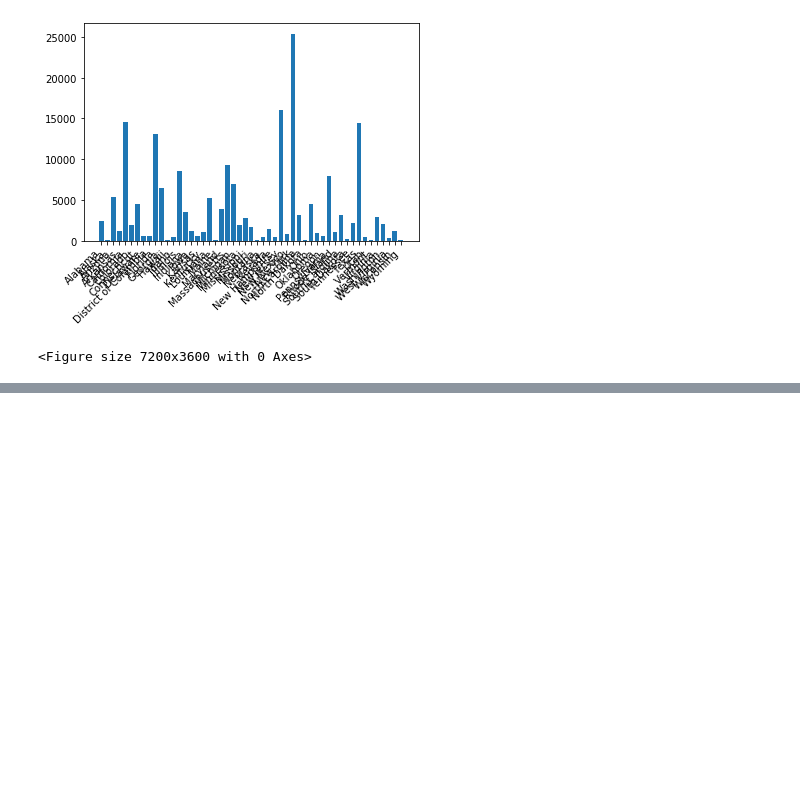
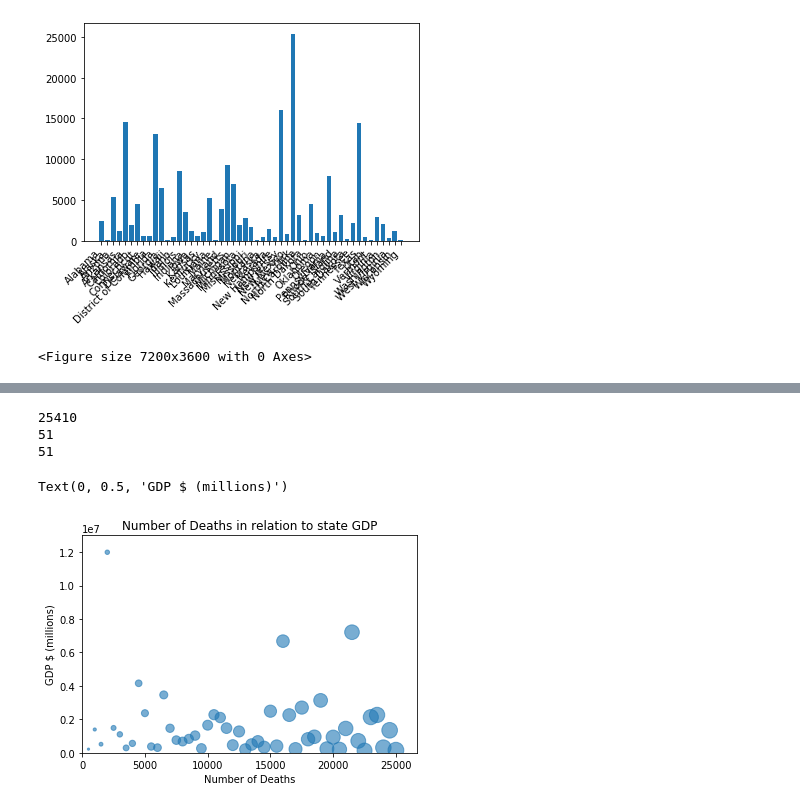
Before and after one commit to gelopez21/ProjectOne, a Jupyter notebook: Project One - Visualizations .ipynb, the cells around one changed output, grey strips where cells are left out. Cells and saved outputs as stored; diff of their text form; code cells hidden in the pictures; blank space fills up the shorter version.

```diff
--- a/Project One - Visualizations .ipynb
+++ b/Project One - Visualizations .ipynb
@@ -64,0 +189,26 @@ per_capita = df['Number of Deaths'] / df['Pop2018']*100000
+# %%
+# x_limit = df['Total GDP'].max()
+# print(x_limit)
+# x_axis = np.arange(0, x_limit, 100)
+x_limit = df['Number of Deaths'].max()
+print(x_limit)
+x_axis = np.arange(0, x_limit, 500)
+
+print(len(x_axis))
+
+data = df['Total GDP']
+
+print(len(data))
+plt.scatter(x=x_axis, y=data, s=x_axis*.01, alpha=0.6)
+
+plt.ylim(0, 13000000)
+plt.xlim(0, x_limit*1.05)
+plt.title('Number of Deaths in relation to state GDP')
+plt.xlabel('Number of Deaths')
+plt.ylabel('GDP $ (millions)')
+# %% [output]
+25410
+51
+51
+Text(0, 0.5, 'GDP $ (millions)')
+[figure, added]
```
Also changed, not shown: parts of 10 cells of this notebook, 2 other files.
